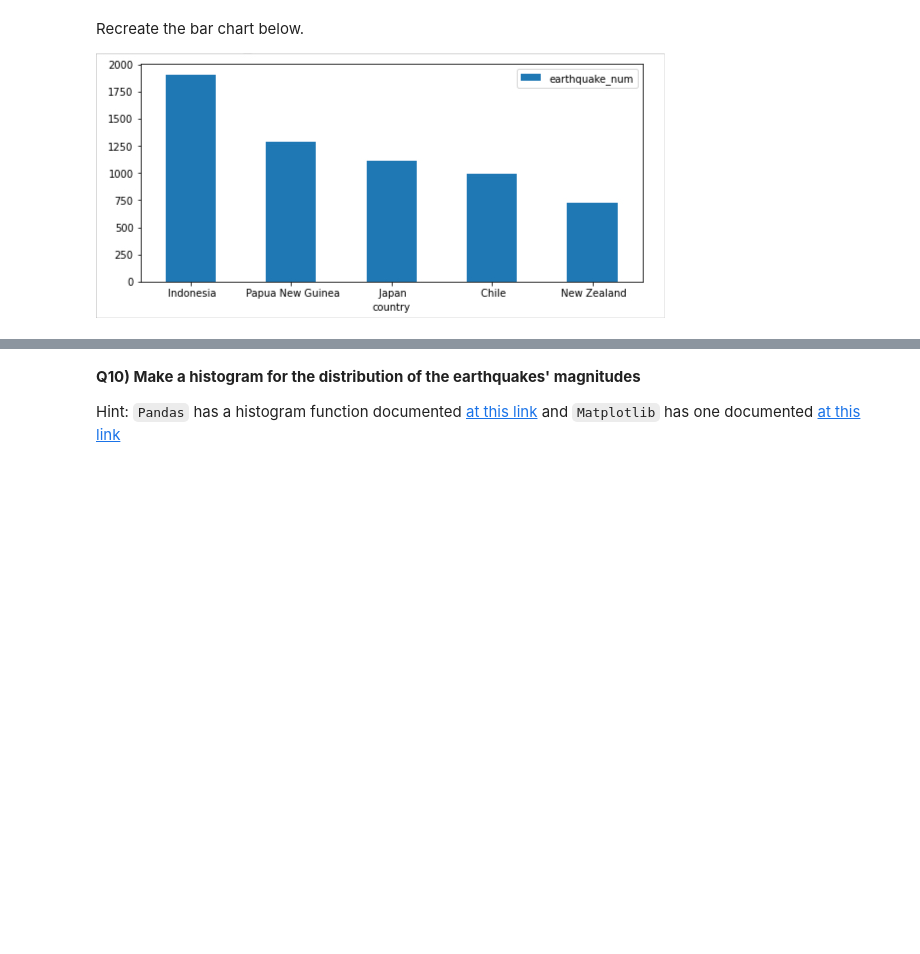
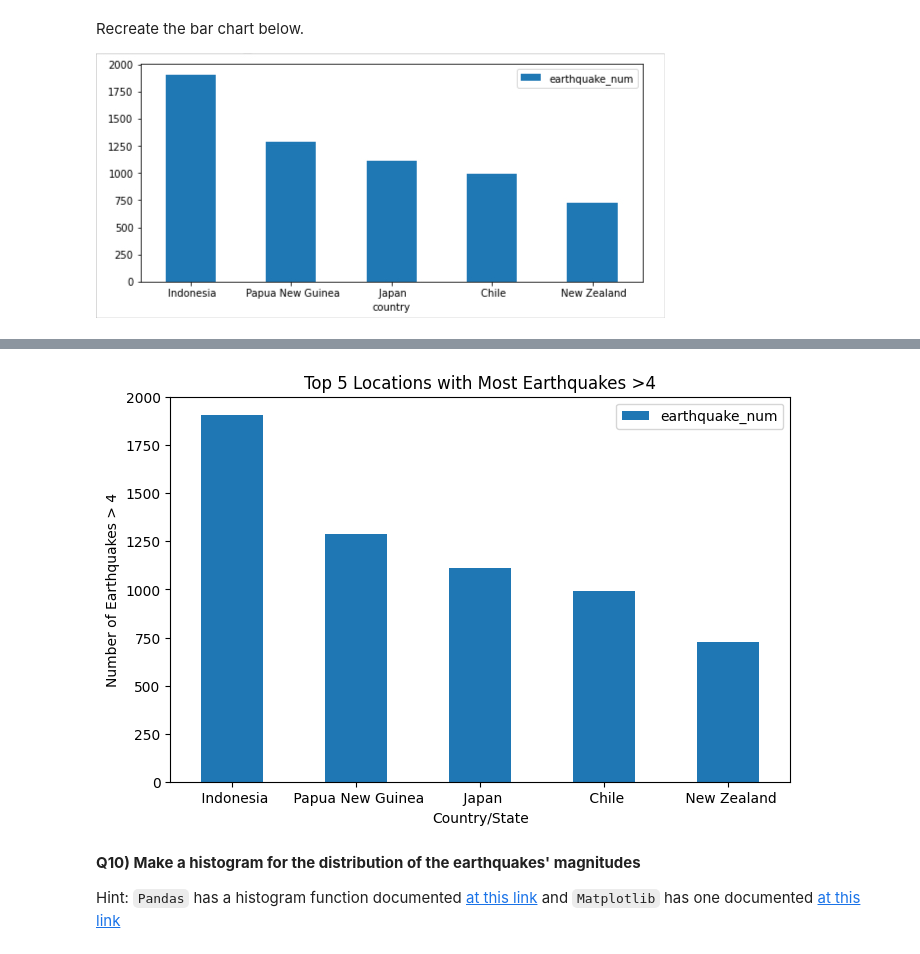
Before and after one commit to lynnbauerm/2025_Intro_Python, a Jupyter notebook: notebook/W3_S1.ipynb, the cells around one changed output, grey strips where cells are left out. Saved outputs shown, nothing was run; the diff lists cells and outputs as text; code cells hidden in the pictures; blank space fills up the shorter version.

```diff
--- a/notebook/W3_S1.ipynb
+++ b/notebook/W3_S1.ipynb
@@ -236,8 +236,10 @@ Hint 2: You will use `.split()` to extract the country names. The documentation
 ![aaaaa5.jpg](embedded-picture-1)
 # %%
 # Extract the state or country
+country = df['place'].str.split(',', expand=True, n=1)[1]
 # %%
 # Add it as a new column to the `DataFrame` called `country`
+df['country'] = country
 # %%
 #@markdown Fill in the blank version. Double click to reveal
 # Extract the state or country
@@ -267,0 +287,5 @@ Check out this [link](https://www.geeksforgeeks.org/ways-to-filter-pandas-datafr
+# %%
+# Filter the dataset based on the earthquakes' magnitudes
+df.head()
+df_filt = df[df['mag'] > 4] #condition booléenne (True/False). le 1er df est le dataframe, le 2ème df = condition logique qui dit quelles lignes garder.
+df_filt.head()
@@ -278,5 +311,6 @@ Hint 2: Check out the `value_counts` function to get Num 2
 # %%
 # Count the number of >4 earthquakes in each country/state
+num2 = df_filt['country'].value_counts()
 # %%
 #@markdown Fill in the blank version. Double click to reveal
 # Count the number of earthquakes whose magnitudes are larger than 4
@@ -307,3 +362,13 @@ top5_df
+# %%
+# Now plot the numbers in the top5_df dataset with bar chart.
+fig, ax = plt.subplots(figsize=(8,5)) #mettre fig, ax
+top5_df.plot.bar(x='country', y='earthquake_num', rot=0, ax=ax)
+plt.xlabel('Country/State')
+plt.ylabel('Number of Earthquakes > 4')
+plt.title('Top 5 Locations with Most Earthquakes >4')
+plt.show()
+# %% [output]
+[figure, added]
 # %%
 #@markdown Fill in the blank version. Double click to reveal
 # Now plot the numbers in the top5_df dataset with bar chart.
```
Also changed, not shown: parts of 15 cells of this notebook.
